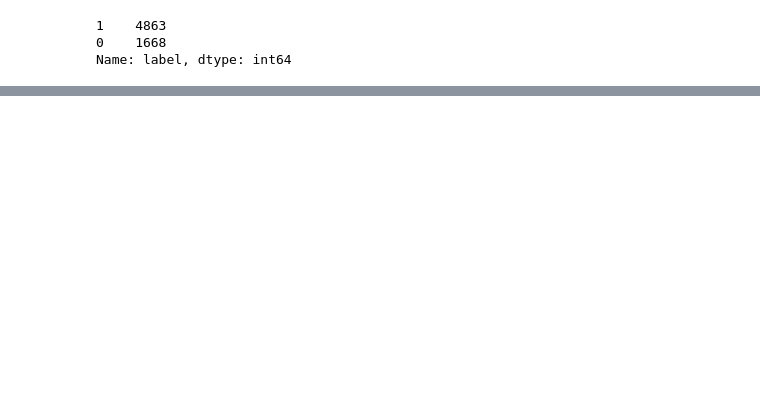
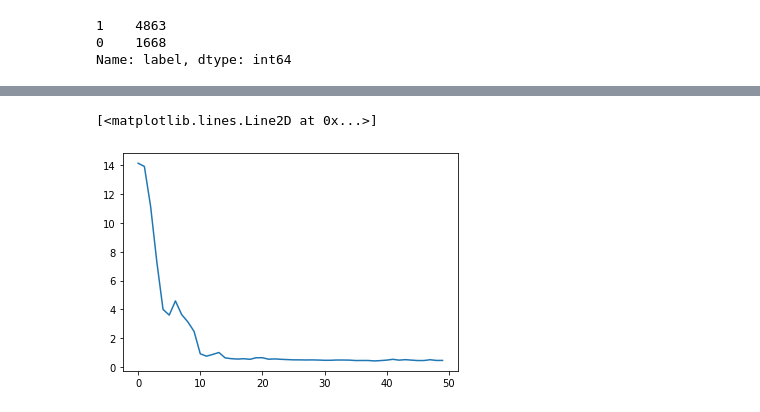
Before and after one commit to Eliaz-LR/Animal-identification-NN, a Jupyter notebook: training1.ipynb, the cells around one changed output, grey strips where cells are left out. Drawn from its saved outputs; the diff is of its cells as text; code cells hidden in the pictures; blank space fills up the shorter version.

```diff
--- a/training1.ipynb
+++ b/training1.ipynb
@@ -79,5 +79,5 @@ plt.imshow(hsv, cmap='gray')
 # %%
 from sklearn.neural_network import MLPClassifier
-clf = MLPClassifier(hidden_layer_sizes=(1000, 100), max_iter=1000, verbose=True)
+clf = MLPClassifier(hidden_layer_sizes=(3000, 1000, 100), max_iter=1000, verbose=True)
 clf.fit(X_train, y_train)
 # %% [output]
@@ -87,2 +102,7 @@ MLPClassifier(hidden_layer_sizes=(1000, 100), max_iter=1000, verbose=True)
 # %%
 pickle.dump(clf, open('C:\\Users\\Eliaz\\Documents\\GitHub\\Animal-identification-NN\\dataset\\raw-img\\MLPC.pkl', 'wb'))
+# %%
+plt.plot(clf.loss_curve_)
+# %% [output]
+[<matplotlib.lines.Line2D at 0x...>]
+[figure, added]
```
Also changed, not shown: parts of 5 cells of this notebook, 1 other file.
